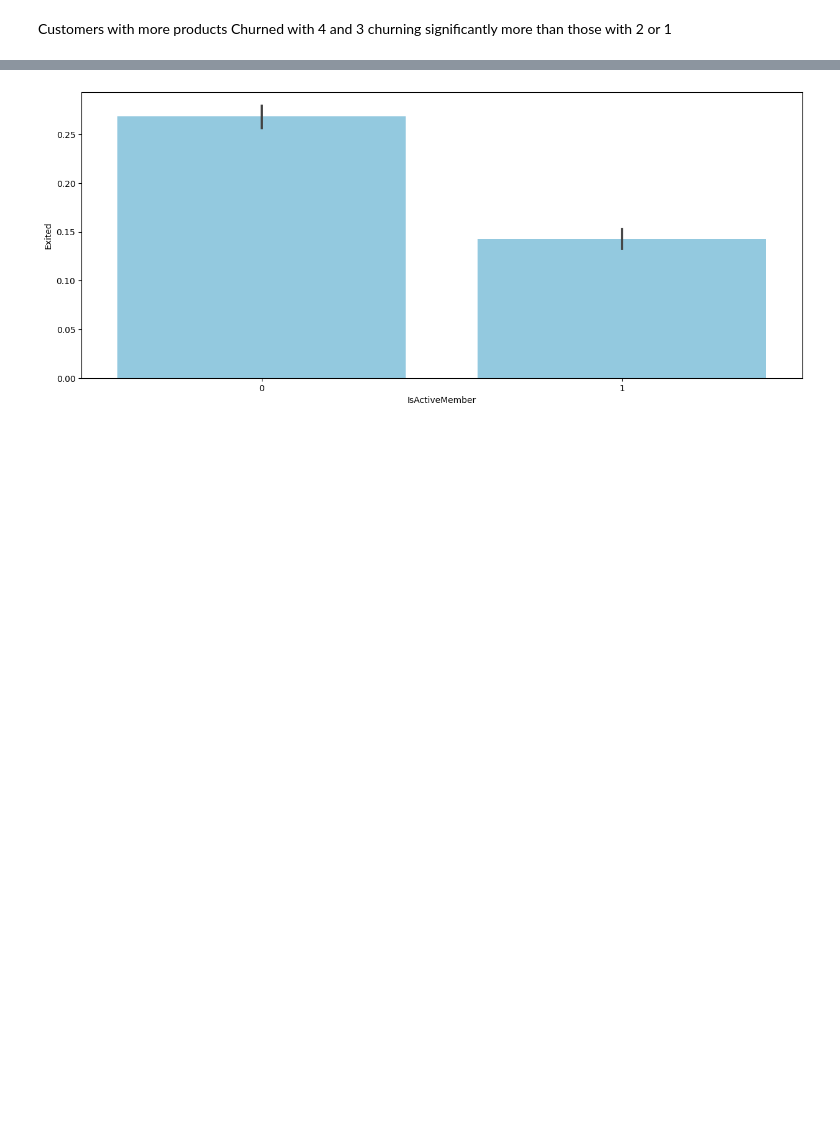
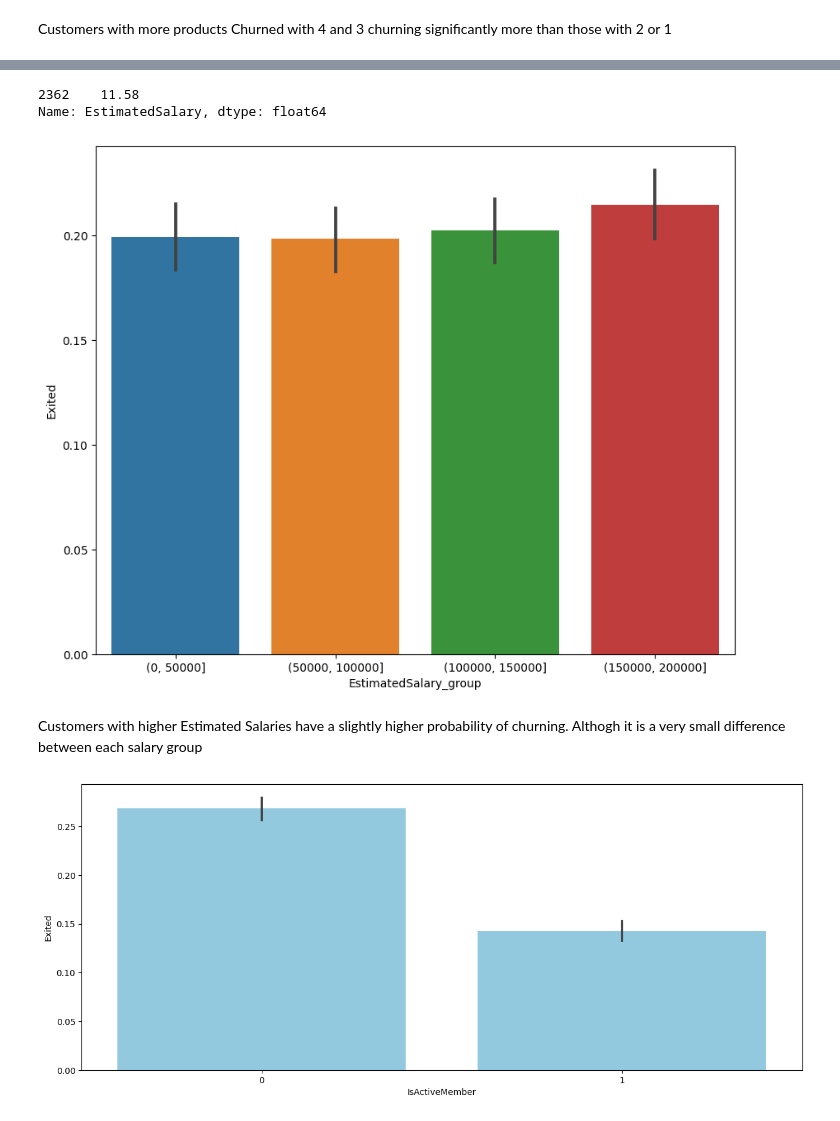
Before and after one commit to kuropeter/Bank-Customer-Churn-Analysis-with-python, a Jupyter notebook: EDA.ipynb, the cells around one changed output, grey strips where cells are left out. Cells and saved outputs as stored; diff of their text form; code cells hidden in the pictures; blank space fills up the shorter version.

```diff
--- a/EDA.ipynb
+++ b/EDA.ipynb
@@ -306,3 +334,28 @@ Index(['RowNumber', 'CustomerId', 'Surname', 'CreditScore', 'Geography',
+# %%
+df['EstimatedSalary'].sort_values().head(1)
+
+# 11.58
+#199992.48
+# %% [output]
+2362    11.58
+Name: EstimatedSalary, dtype: float64
+# %%
+# Looking for the lowest and highest EstimatedSalary
+df['Balance_group'].isna().sum() # Highest is 199992.48, lowest is 11.58
+
+# Creating EstimatedSalary_group column to group salary into 50,000s
+df['EstimatedSalary_group'] = pd.cut(df['EstimatedSalary'], bins=[0, 50000, 100000, 150000, 200000,])
+
+# Plotting BarChart to show likelyhood of Churn based on EstimatedSalary
+plt.figure(figsize=(10,8))
+sns.barplot(data=df, y='Exited', x='EstimatedSalary_group');
+
+# Mising Values?
+# df.EstimatedSalary.isna().sum() #NO
+# %% [output]
+[figure, added]
+# %% [markdown]
+Customers with higher Estimated Salaries have a slightly higher probability of churning. Althogh it is a very small difference between each salary group
 # %%
 # Probaility of an active customer to churn
 plt.figure(figsize=(15,6))
```
Also changed, not shown: parts of 13 cells of this notebook.
